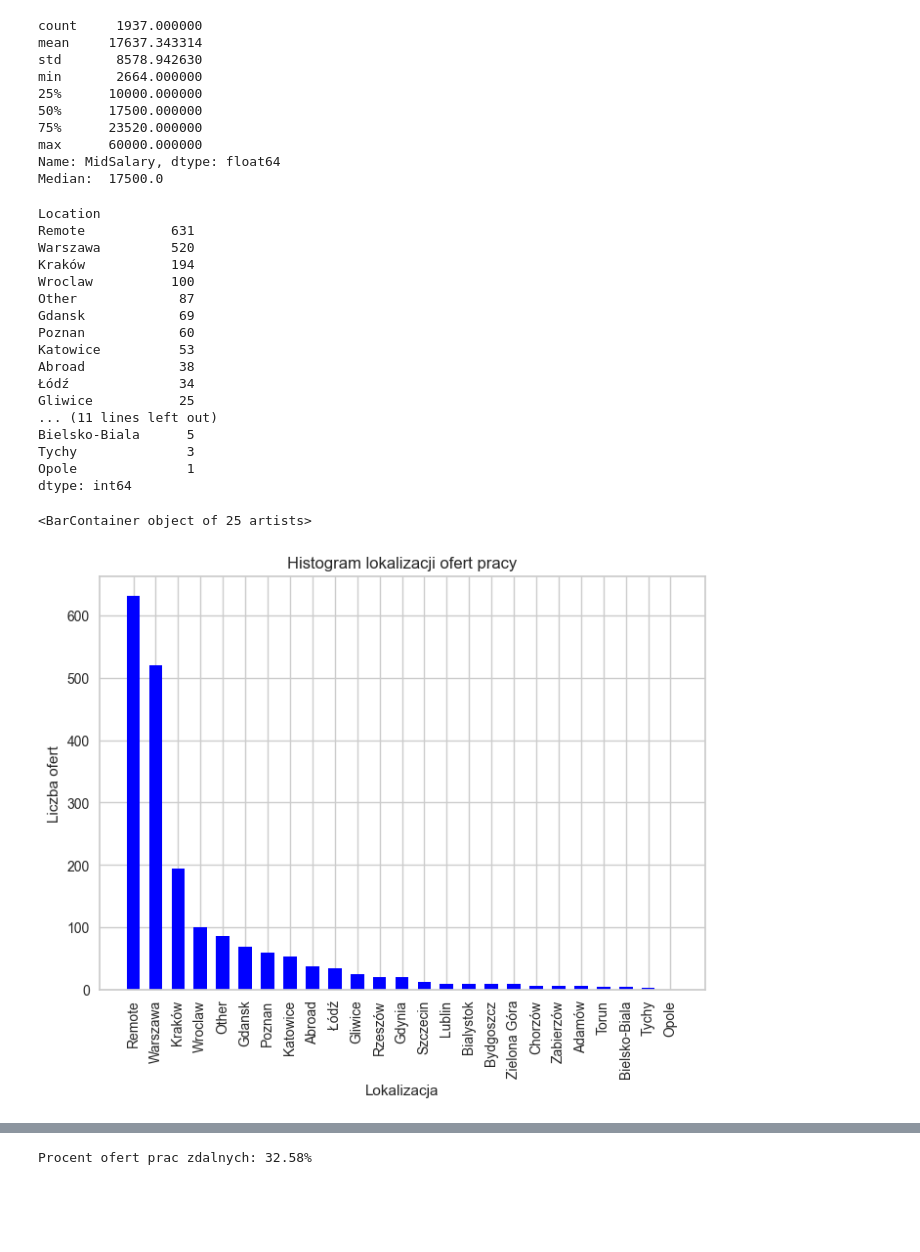
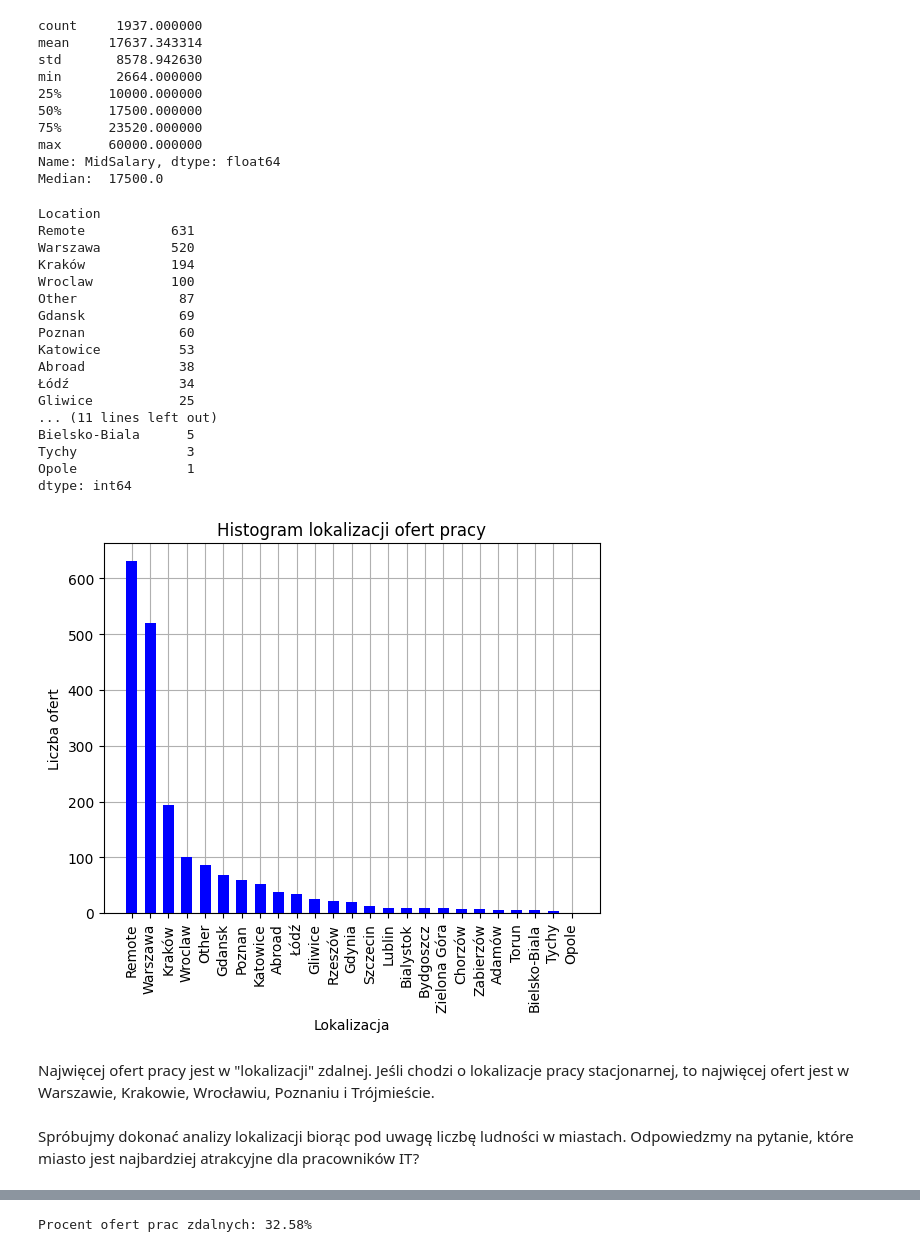
Before and after one commit to protectedvoid21/StudiaRepo, a Jupyter notebook: Semestr 4/Metody Systemowe i Decyzyjne/Laboratorium/Projekt/projekt.ipynb, the cells around one changed output, grey strips where cells are left out. Drawn from its saved outputs; the diff is of its cells as text; code cells hidden in the pictures; blank space fills up the shorter version.

```diff
--- a/Semestr 4/Metody Systemowe i Decyzyjne/Laboratorium/Projekt/projekt.ipynb
+++ b/Semestr 4/Metody Systemowe i Decyzyjne/Laboratorium/Projekt/projekt.ipynb
@@ -33,0 +30,10 @@ df = df.drop(columns=['ExternalId'])
+# %%
+def prepare_dataframe(records) -> pd.DataFrame:
+    df = pd.DataFrame.from_records(records)
+    df.columns = ['ID', 'Name', 'SalaryFrom', 'ExpLevel', 'OfferPortalCompanyId', 'Category',
+              'JobLanguage', 'Location', 'IsRemote', 'Technology', 'ExternalId', 'SalaryTo', 'Company']
+    df['MidSalary'] = df.apply(lambda row: float((row['SalaryFrom'] + row['SalaryTo']) / 2), axis=1)
+
+    df = df.drop(columns=['ExternalId'])
+
+    return df
@@ -34,3 +44,6 @@ df = df.drop(columns=['ExternalId'])
+# %%
+records = get_data_from_db()
+df = prepare_dataframe(records)
 # %%
 print(df.head())
 print(df.describe())
@@ -52,6 +65,9 @@ print(df.describe())
 50%     9816.000000              2.000000  10500.000000
 75%    64685.500000              4.000000  20964.500000
 max    65637.000000              4.000000  60000.000000
+# %%
+plt.rc('axes', axisbelow=True)
+plt.rc('axes', grid=True)
 # %%
 plt.hist(df['MidSalary'], bins=20, rwidth=0.9, color=chart_color)
 plt.xlabel('Płaca [PLN]')
@@ -92,35 +121,41 @@ max      60000.000000
 Name: MidSalary, dtype: float64
 Median:  17500.0
 # %%
-locations = df.groupby('Location').size().sort_values(ascending=False)
+def plot_locations(df):
+    locations = df.groupby('Location').size().sort_values(ascending=False)
 
-print(locations)
+    print(locations)
 
-plt.title('Histogram lokalizacji ofert pracy')
-plt.xlabel('Lokalizacja')
-plt.ylabel('Liczba ofert')
+    plt.title('Histogram lokalizacji ofert pracy')
+    plt.xlabel('Lokalizacja')
+    plt.ylabel('Liczba ofert')
 
-# rotate x labels
-plt.xticks(rotation=90)
-# bar but horizontal
-plt.bar(locations.index, locations.values, color='blue', width=0.6)
+    plt.xticks(rotation=90)
+    plt.bar(locations.index, locations.values, color='blue', width=0.6)
+
+plot_locations(df)
 # %% [output]
 Location
 Remote           631
 Warszawa         520
 Kraków           194
 Wroclaw          100
 Other             87
 Gdansk            69
 Poznan            60
 Katowice          53
 Abroad            38
 Łódź              34
 Gliwice           25
 ... (11 lines left out)
 Bielsko-Biala      5
 Tychy              3
 Opole              1
 dtype: int64
-<BarContainer object of 25 artists>
-[figure, old version]
+[figure, new version]
+# %% [markdown]
+Najwięcej ofert pracy jest w "lokalizacji" zdalnej.
+Jeśli chodzi o lokalizacje pracy stacjonarnej, to najwięcej ofert jest w Warszawie, Krakowie, Wrocławiu, Poznaniu i Trójmieście.
+# %% [markdown]
+Spróbujmy dokonać analizy lokalizacji biorąc pod uwagę liczbę ludności w miastach.
+Odpowiedzmy na pytanie, które miasto jest najbardziej atrakcyjne dla pracowników IT?
```
Also changed, not shown: parts of 41 cells of this notebook, 28 other files.
